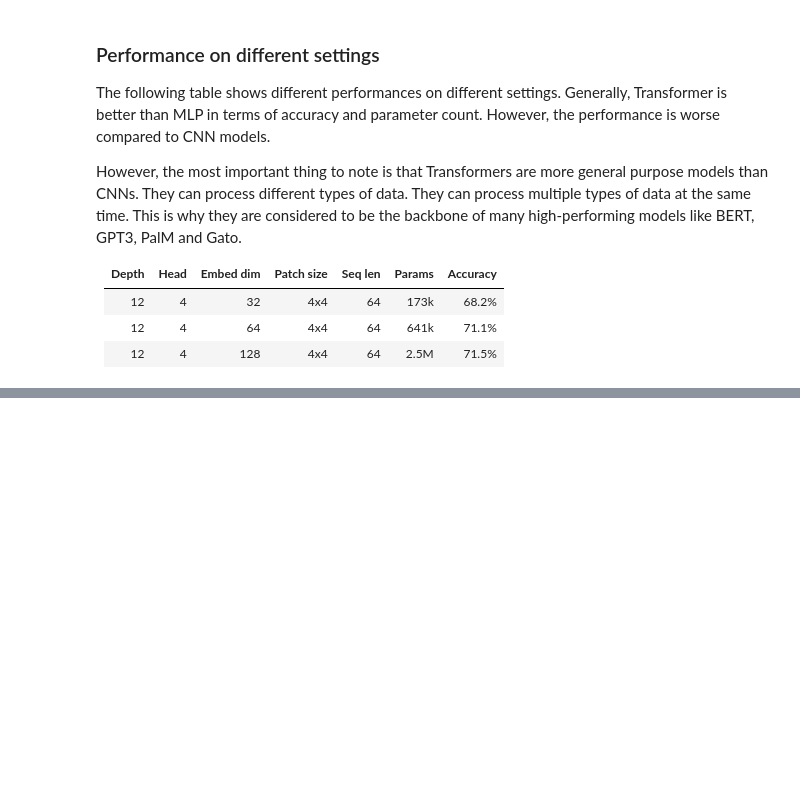
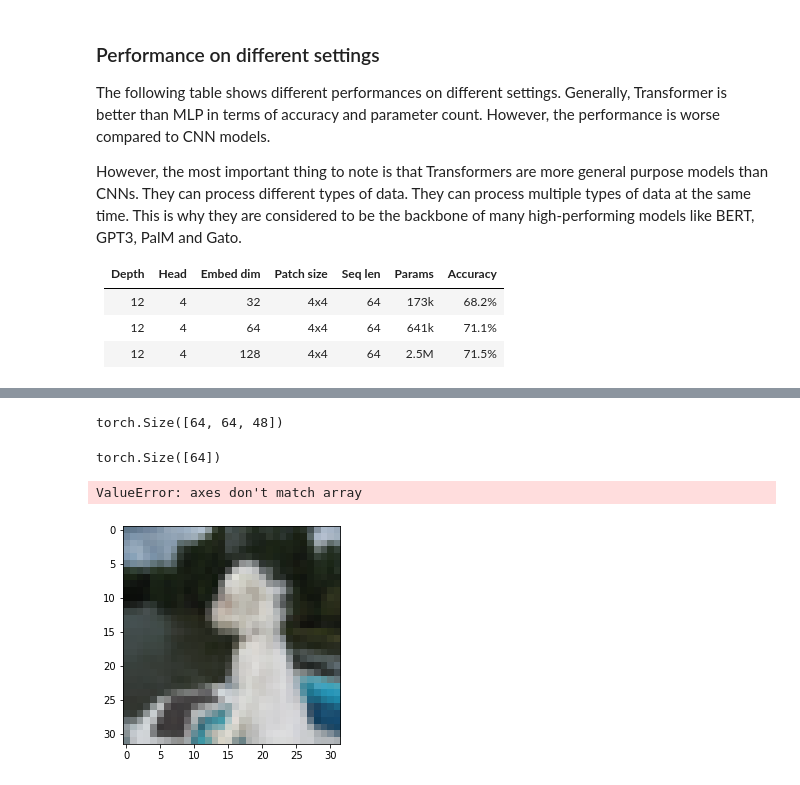
Before and after one commit to atsantiago2/object_detection_model_hw2, a Jupyter notebook: hw3/transformer_demo.ipynb, the cells around one changed output, grey strips where cells are left out. Drawn from its saved outputs; the diff is of its cells as text; code cells hidden in the pictures; blank space fills up the shorter version.

```diff
--- a/hw3/transformer_demo.ipynb
+++ b/hw3/transformer_demo.ipynb
@@ -13,4 +13,30 @@ The code below is a simplified version of Timm modules.
 Let us import the required packages.
 # %%
 # conda install ipykernel pytorch-lightning  pytorch torchvision torchaudio cudatoolkit=11.3 -c pytorch -c conda-forge --update-deps --force-reinstall
+# %%
+from argparse import ArgumentParser
+
+def get_args():
+    parser = ArgumentParser(description='PyTorch Transformer')
+    parser.add_argument('--depth', type=int, default=12, help='depth')
+    parser.add_argument('--embed_dim', type=int, default=64, help='embedding dimension')
+    parser.add_argument('--num_heads', type=int, default=4, help='num_heads')
+
+    parser.add_argument('--patch_num', type=int, default=8, help='patch_num')
+    parser.add_argument('--kernel_size', type=int, default=3, help='kernel size')
+    parser.add_argument('--batch_size', type=int, default=64, metavar='N',
+                        help='input batch size for training (default: )')
+    parser.add_argument('--max-epochs', type=int, default=2, metavar='N',
+                        help='number of epochs to train (default: 0)')
+    parser.add_argument('--lr', type=float, default=0.001, metavar='LR',
+                        help='learning rate (default: 0.0)')
+
+    parser.add_argument('--accelerator', default='gpu', type=str, metavar='N')
+    parser.add_argument('--devices', default=1, type=int, metavar='N')
+    parser.add_argument('--dataset', default='cifar10', type=str, metavar='N')
+    parser.add_argument('--num_workers', default=4, type=int, metavar='N')
+    args = parser.parse_args("")
+    return args
+
+args = get_args()
 # %%
@@ -377,0 +364,21 @@ torch.Size([3, 32, 32])
+# %%
+i = 0
+data[0].shape
+# %% [output]
+torch.Size([64, 64, 48])
+# %%
+
+data[1].shape
+# %% [output]
+torch.Size([64])
+# %%
+data[0][0].numpy().transpose(1, 2, 0).shape
+# %% [output]
+ValueError: axes don't match array
+# %%
+from matplotlib import pyplot as plt
+# plt.imshow(data[0][0].numpy().transpose(1, 2, 0))
+plt.imshow(data[0][0].numpy().transpose(1, 2, 0))
+plt.show()
+# %% [output]
+[figure, added]
```
Also changed, not shown: parts of 10 cells of this notebook, 2 other files.
